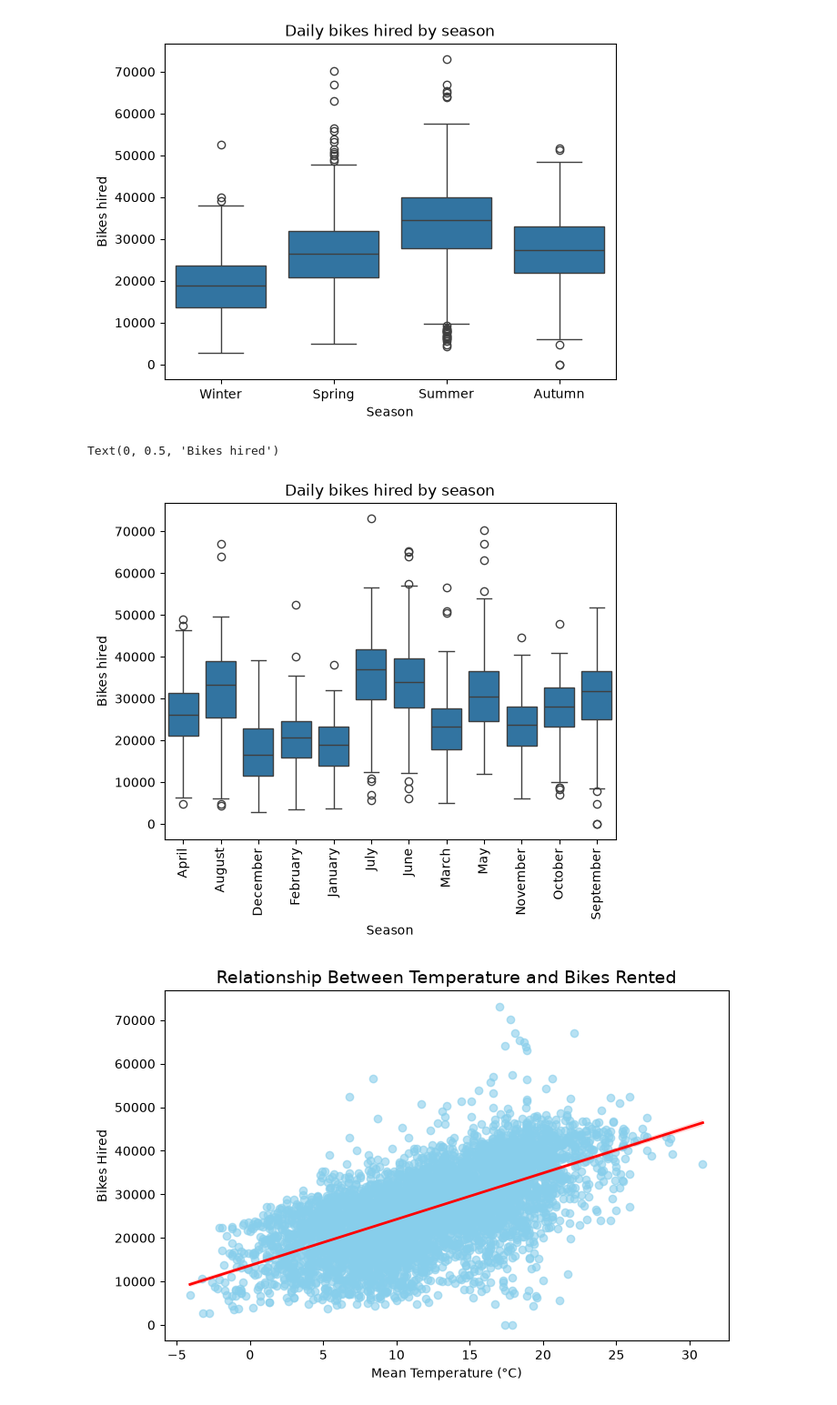
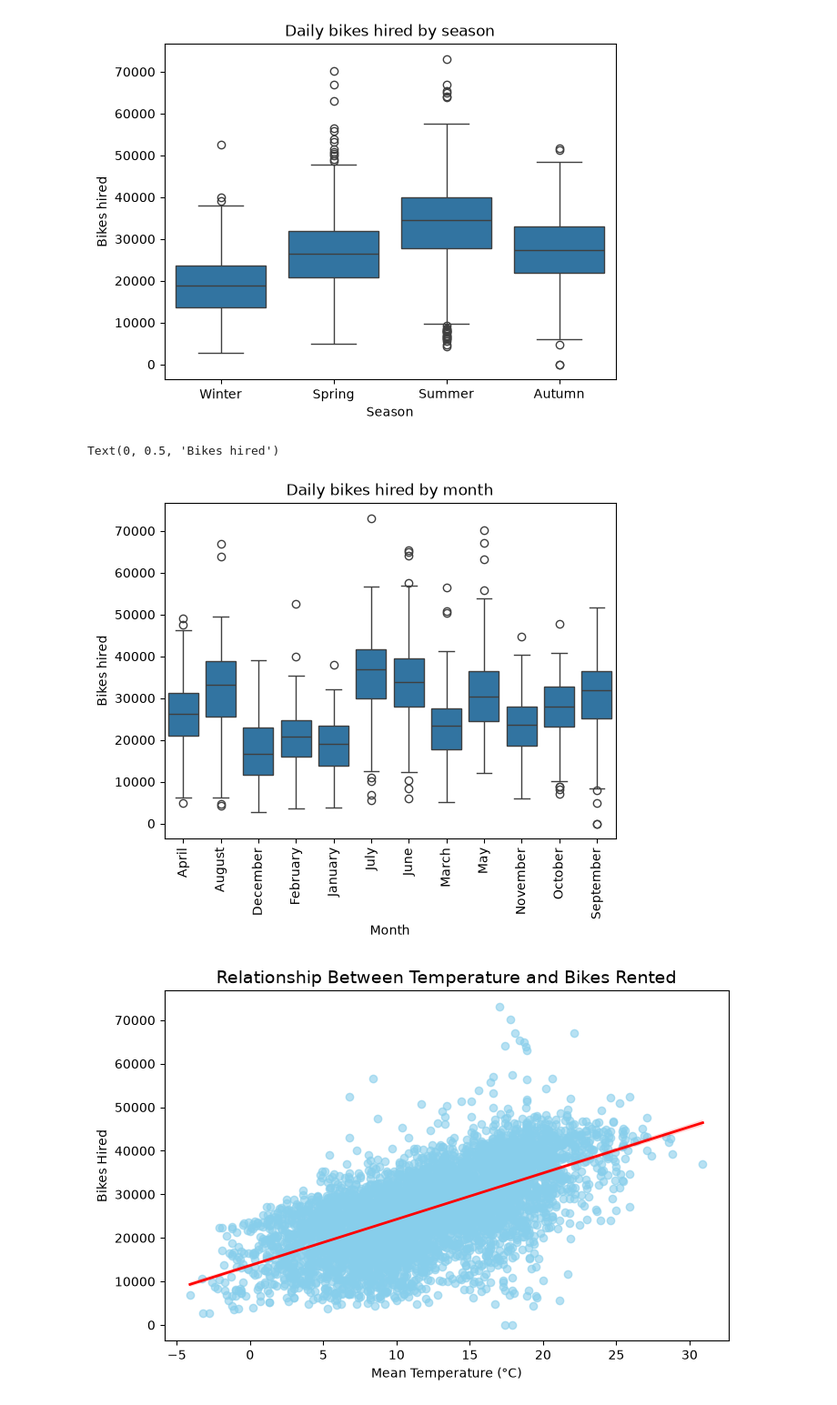
Before and after one commit to JenniferChen23/GroupProject-Analytics-Through-Coding-, a Jupyter notebook: Session_3/Group_Project.ipynb, the cells around one changed output. Shown at 91% size. Saved outputs shown, nothing was run; the diff lists cells and outputs as text; code cells hidden in the pictures.

```diff
--- a/Session_3/Group_Project.ipynb
+++ b/Session_3/Group_Project.ipynb
@@ -214,16 +214,16 @@ Text(0, 0.5, 'Bikes hired')
 # %%
 sns.boxplot(
     data=bikes,
     x="month_name",
     y = "bikes_hired",
 )
-plt.title("Daily bikes hired by season")
-plt.xlabel("Season")
+plt.title("Daily bikes hired by month")
+plt.xlabel("Month")
 plt.xticks(rotation=90)
 plt.ylabel("Bikes hired")
 # %% [output]
 Text(0, 0.5, 'Bikes hired')
-[figure, old version]
+[figure, new version]
 # %%
 plt.figure(figsize=(8, 5))
 
```
Also changed, not shown: parts of 2 cells of this notebook.
